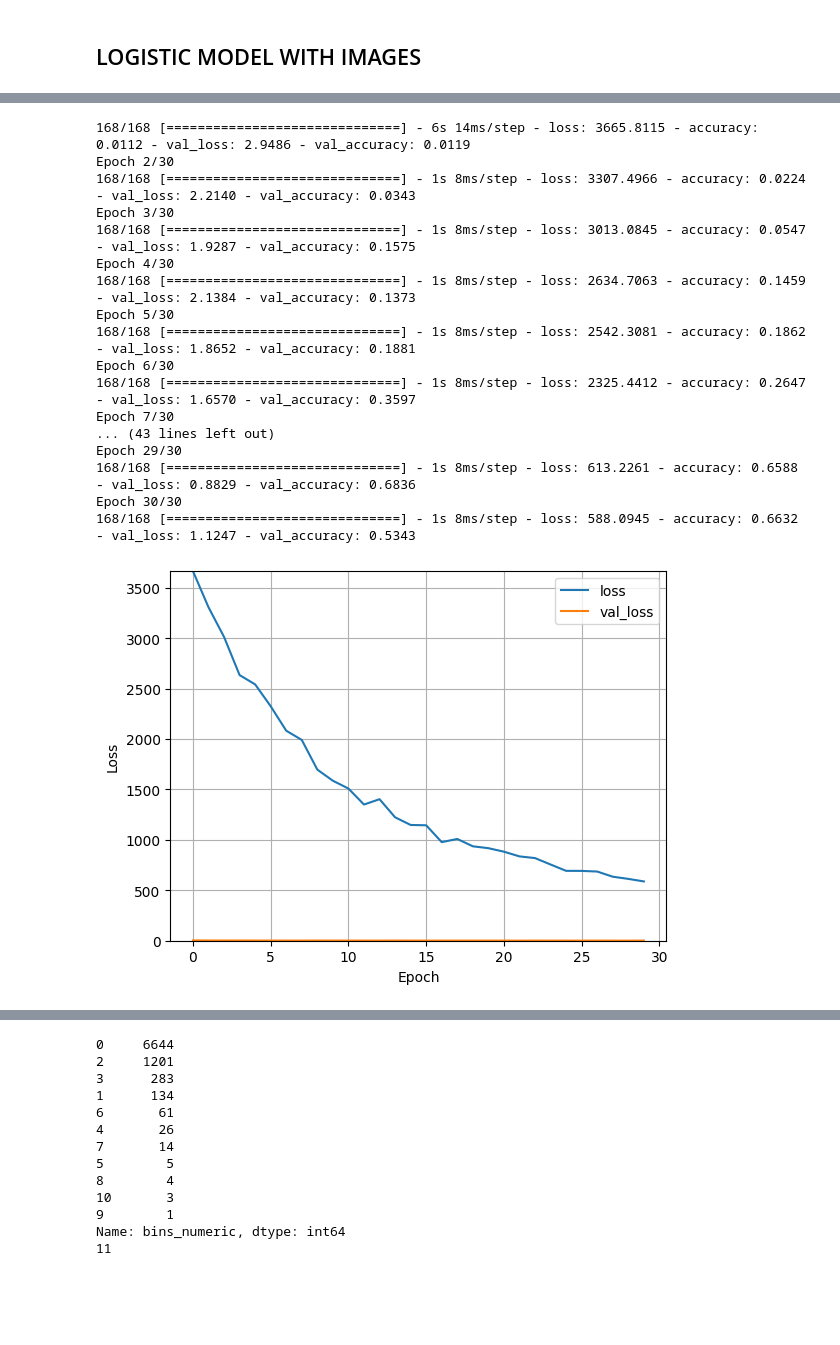
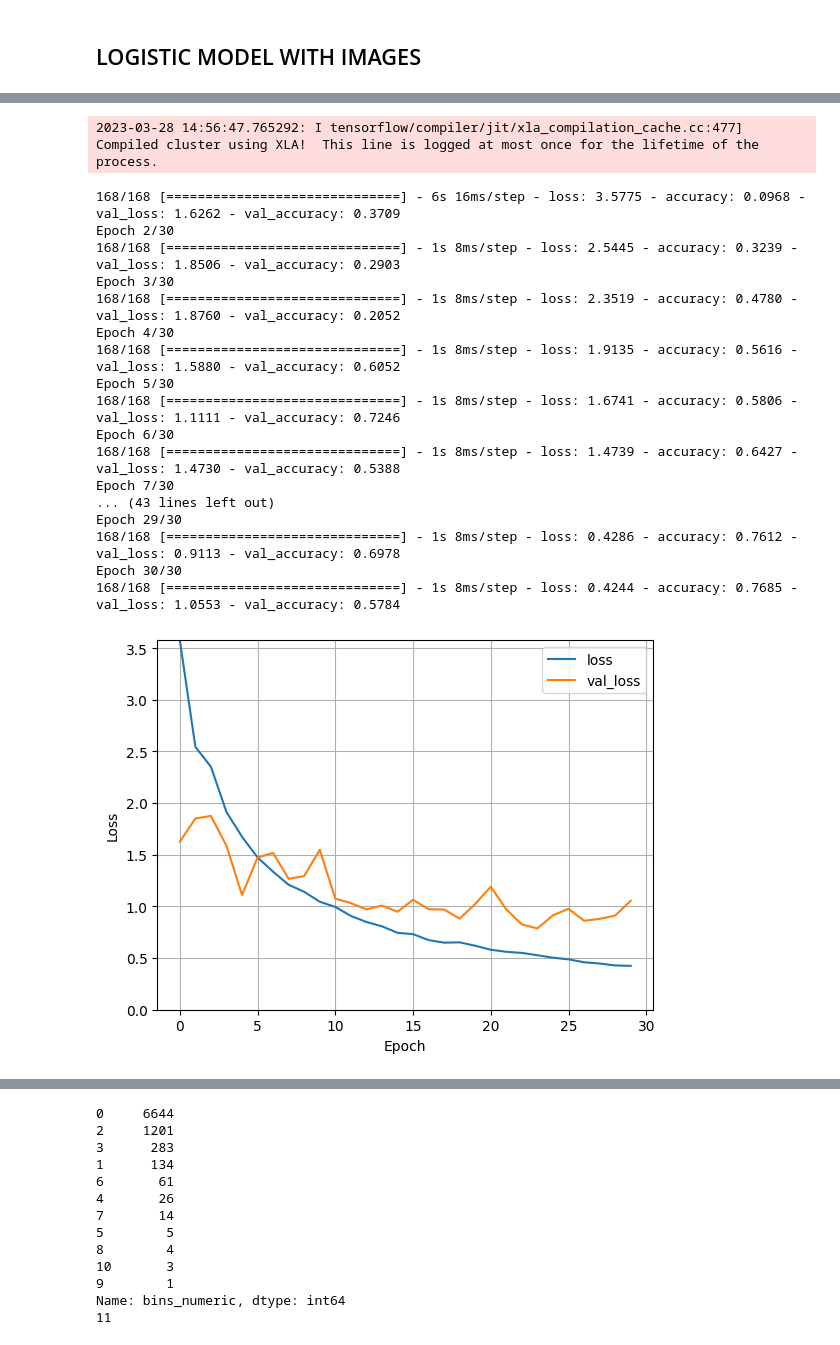
Before and after one commit to arisanguyen/210_Capstone_Aditya_Arisa_Noriel, a Jupyter notebook: abajaj_modeling_zipcode.ipynb, the cells around one changed output, grey strips where cells are left out. Cells and saved outputs as stored; diff of their text form; code cells hidden in the pictures; blank space fills up the shorter version.

```diff
--- a/abajaj_modeling_zipcode.ipynb
+++ b/abajaj_modeling_zipcode.ipynb
@@ -131,3 +126,5 @@ x_train, x_test, y_train, y_test = train_test_split(
                                     random_state=104,
                                     test_size=0.20,
                                     shuffle=True)
+# %%
+class_weight_list = compute_class_weight(class_weight='balanced',classes=y_train['bins_numeric'].unique(), y=y_train['bins_numeric'].to_numpy())
@@ -133,0 +139,5 @@ x_train, x_test, y_train, y_test = train_test_split(
+# %%
+class_weight={}
+unique_classes = y_train['bins_numeric'].unique()
+for i in range(11) :
+    class_weight[unique_classes[i]] = class_weight_list[i]
@@ -366,18 +390,18 @@ def create_logistic_model():
 
 logistic_model = create_logistic_model()
 
-class_weight = {0: 100,
-                1: 10000,
-                2: 1000,
-                3: 1000,
-                4: 100000,
-                5: 100000,
-                6: 100000,
-                7: 100000,
-                8: 100000,
-                9: 100000,
-                10: 100000,
-               }
+# class_weight = {0: 100,
+#                 1: 10000,
+#                 2: 1000,
+#                 3: 1000,
+#                 4: 100000,
+#                 5: 100000,
+#                 6: 100000,
+#                 7: 100000,
+#                 8: 100000,
+#                 9: 100000,
+#                 10: 100000,
+#                }
 
 history = logistic_model.fit(
     input_image_street,
@@ -426,21 +449,22 @@ Epoch 1/30
-168/168 [==============================] - 6s 14ms/step - loss: 3665.8115 - accuracy: 0.0112 - val_loss: 2.9486 - val_accuracy: 0.0119
-Epoch 2/30
-168/168 [==============================] - 1s 8ms/step - loss: 3307.4966 - accuracy: 0.0224 - val_loss: 2.2140 - val_accuracy: 0.0343
-Epoch 3/30
-168/168 [==============================] - 1s 8ms/step - loss: 3013.0845 - accuracy: 0.0547 - val_loss: 1.9287 - val_accuracy: 0.1575
-Epoch 4/30
-168/168 [==============================] - 1s 8ms/step - loss: 2634.7063 - accuracy: 0.1459 - val_loss: 2.1384 - val_accuracy: 0.1373
-Epoch 5/30
-168/168 [==============================] - 1s 8ms/step - loss: 2542.3081 - accuracy: 0.1862 - val_loss: 1.8652 - val_accuracy: 0.1881
-Epoch 6/30
-168/168 [==============================] - 1s 8ms/step - loss: 2325.4412 - accuracy: 0.2647 - val_loss: 1.6570 - val_accuracy: 0.3597
-Epoch 7/30
-... (43 lines left out)
-Epoch 29/30
-168/168 [==============================] - 1s 8ms/step - loss: 613.2261 - accuracy: 0.6588 - val_loss: 0.8829 - val_accuracy: 0.6836
-Epoch 30/30
-168/168 [==============================] - 1s 8ms/step - loss: 588.0945 - accuracy: 0.6632 - val_loss: 1.1247 - val_accuracy: 0.5343
+2023-03-28 14:56:47.765292: I tensorflow/compiler/jit/xla_compilation_cache.cc:477] Compiled cluster using XLA!  This line is logged at most once for the lifetime of the process.
+168/168 [==============================] - 6s 16ms/step - loss: 3.5775 - accuracy: 0.0968 - val_loss: 1.6262 - val_accuracy: 0.3709
+Epoch 2/30
+168/168 [==============================] - 1s 8ms/step - loss: 2.5445 - accuracy: 0.3239 - val_loss: 1.8506 - val_accuracy: 0.2903
+Epoch 3/30
+168/168 [==============================] - 1s 8ms/step - loss: 2.3519 - accuracy: 0.4780 - val_loss: 1.8760 - val_accuracy: 0.2052
+Epoch 4/30
+168/168 [==============================] - 1s 8ms/step - loss: 1.9135 - accuracy: 0.5616 - val_loss: 1.5880 - val_accuracy: 0.6052
+Epoch 5/30
+168/168 [==============================] - 1s 8ms/step - loss: 1.6741 - accuracy: 0.5806 - val_loss: 1.1111 - val_accuracy: 0.7246
+Epoch 6/30
+168/168 [==============================] - 1s 8ms/step - loss: 1.4739 - accuracy: 0.6427 - val_loss: 1.4730 - val_accuracy: 0.5388
+Epoch 7/30
+... (43 lines left out)
+Epoch 29/30
+168/168 [==============================] - 1s 8ms/step - loss: 0.4286 - accuracy: 0.7612 - val_loss: 0.9113 - val_accuracy: 0.6978
+Epoch 30/30
+168/168 [==============================] - 1s 8ms/step - loss: 0.4244 - accuracy: 0.7685 - val_loss: 1.0553 - val_accuracy: 0.5784
-[figure, old version]
+[figure, new version]
 # %%
 predict_result = history.model.predict(input_image_street_test)
 # %% [output]
```
Also changed, not shown: parts of 12 cells of this notebook.
